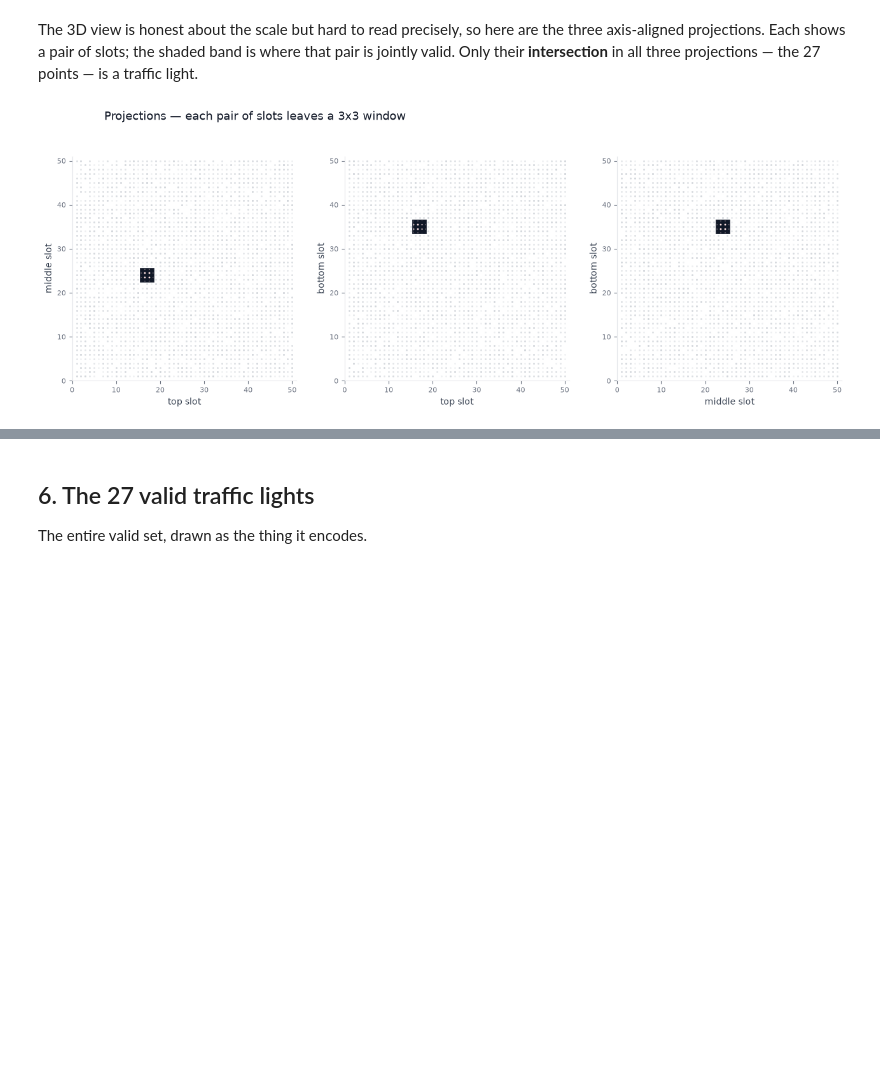
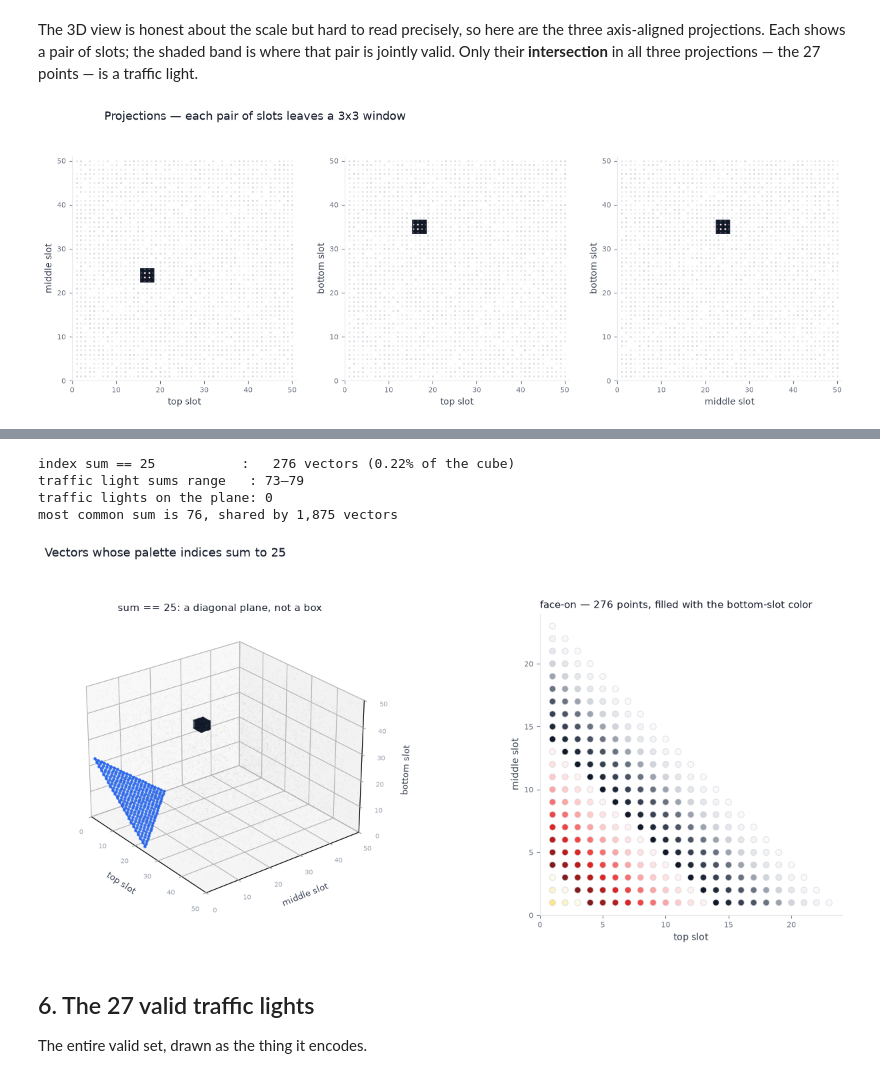
Before and after one commit to Antel0pe/ReversingEmbeddings, a Jupyter notebook: TrafficLightSpace.ipynb, the cells around one changed output, grey strips where cells are left out. Cells and saved outputs as stored; diff of their text form; code cells hidden in the pictures; blank space fills up the shorter version.

```diff
--- a/TrafficLightSpace.ipynb
+++ b/TrafficLightSpace.ipynb
@@ -512,3 +519,69 @@ plt.show()
+# %%
+TARGET_SUM = 25
+
+sums = SPACE.sum(axis=1)
+plane_mask = sums == TARGET_SUM
+PLANE = SPACE[plane_mask]
+
+valid_sums = VALID.sum(axis=1)
+print(f"index sum == {TARGET_SUM}           : {len(PLANE):>5,} vectors ({len(PLANE) / total:.2%} of the cube)")
+print(f"traffic light sums range   : {valid_sums.min()}–{valid_sums.max()}")
+print(f"traffic lights on the plane: {int(plane_mask[valid_mask].sum())}")
+print(f"most common sum is {np.bincount(sums).argmax()}, shared by {np.bincount(sums).max():,} vectors")
+
+fig = plt.figure(figsize=(14, 6.2), facecolor="white")
+
+# Left: the plane sitting in the cube, with the valid box for scale.
+ax = fig.add_subplot(1, 2, 1, projection="3d")
+ax.set_facecolor("white")
+ax.scatter(*sample.T, s=2, c="#9CA3AF", alpha=0.07, linewidths=0, depthshade=False)
+
+# Inside [1, 50]^3 the plane cuts a triangle with corners where two slots bottom out at 1.
+corners = np.array([[1, 1, TARGET_SUM - 2], [TARGET_SUM - 2, 1, 1], [1, TARGET_SUM - 2, 1]], dtype=float)
+ax.add_collection3d(Poly3DCollection([corners], facecolors="#3B82F6", alpha=0.13,
+                                     edgecolors="#2563EB", linewidths=1.2))
+ax.scatter(*PLANE.T, s=11, c="#2563EB", alpha=0.9, linewidths=0, depthshade=False)
+
+draw_box(ax, VALID_INDICES, face="#111827", edge="#111827", alpha=0.10)
+ax.scatter(*VALID.T, s=26, c="#111827", depthshade=False)
+
+ax.set_xlabel("top slot", labelpad=6, fontsize=9, color="#374151")
+ax.set_ylabel("middle slot", labelpad=6, fontsize=9, color="#374151")
+ax.set_zlabel("bottom slot", labelpad=6, fontsize=9, color="#374151")
+for axis_set in (ax.set_xlim, ax.set_ylim, ax.set_zlim):
+    axis_set(1, N_COLORS)
+for ticks in (ax.set_xticks, ax.set_yticks, ax.set_zticks):
+    ticks(range(0, 51, 10))
+ax.tick_params(colors="#9CA3AF", labelsize=7)
+ax.view_init(elev=26, azim=-38)
+ax.set_title(f"sum == {TARGET_SUM}: a diagonal plane, not a box", fontsize=11, color="#111827", pad=0)
+
+# Right: the same points face-on. Two slots fix the third, so (top, middle) says it all.
+ax2 = fig.add_subplot(1, 2, 2)
+ax2.scatter(PLANE[:, 0], PLANE[:, 1], s=44, c=[BY_INDEX[v].hex for v in PLANE[:, 2]],
+            edgecolors="#D1D5DB", linewidths=0.5)
+ax2.set_xlabel("top slot", fontsize=10, color="#374151")
+ax2.set_ylabel("middle slot", fontsize=10, color="#374151")
+ax2.set_xlim(0, TARGET_SUM - 1); ax2.set_ylim(0, TARGET_SUM - 1)
+ax2.set_aspect("equal")
+ax2.tick_params(colors="#6B7280", labelsize=8)
+for side in ("top", "right"):
+    ax2.spines[side].set_visible(False)
+for side in ("left", "bottom"):
+    ax2.spines[side].set_color("#E5E7EB")
+ax2.set_title(f"face-on — {len(PLANE)} points, filled with the bottom-slot color",
+              fontsize=11, color="#111827", loc="left")
+
+fig.suptitle(f"Vectors whose palette indices sum to {TARGET_SUM}",
+             x=0.06, ha="left", fontsize=13, color="#111827")
+fig.tight_layout(rect=(0, 0, 1, 0.93))
+plt.show()
+# %% [output]
+index sum == 25           :   276 vectors (0.22% of the cube)
+traffic light sums range   : 73–79
+traffic lights on the plane: 0
+most common sum is 76, shared by 1,875 vectors
+[figure, added]
 # %% [markdown]
 ## 6. The 27 valid traffic lights
 
```
Also changed, not shown: parts of 1 cell of this notebook.
